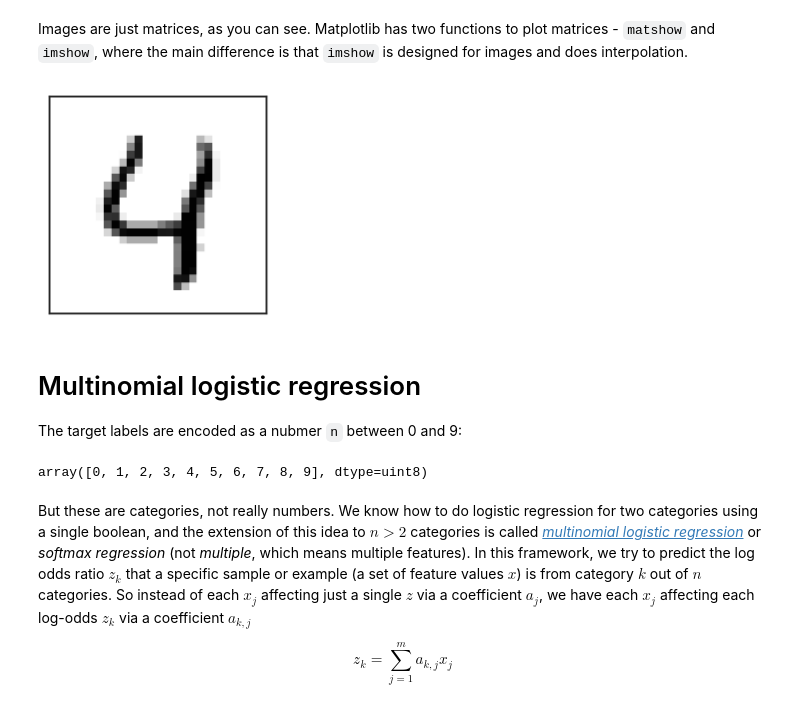
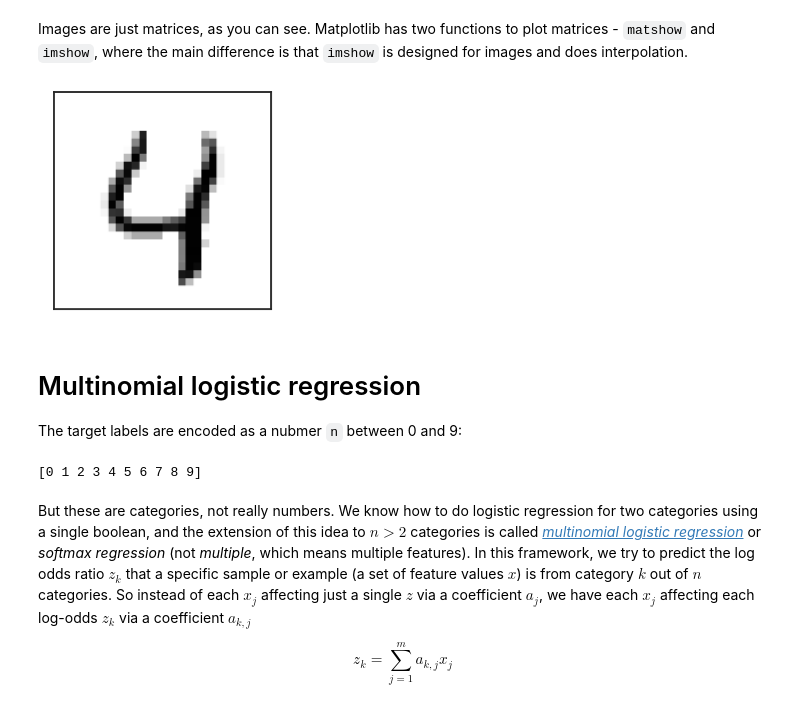
Before and after one commit to yoavram/SciComPy, a Jupyter notebook: notebooks/softmax-model.ipynb, the cells around one changed output. Drawn from its saved outputs; the diff is of its cells as text; code cells hidden in the pictures.

```diff
--- a/notebooks/softmax-model.ipynb
+++ b/notebooks/softmax-model.ipynb
@@ -76,21 +80,21 @@ Images are just matrices, as you can see.
 Matplotlib has two functions to plot matrices - `matshow` and `imshow`, where the main difference is that `imshow` is designed for images and does interpolation.
 # %%
 def display_image(im):
-    plt.imshow(im, cmap='gray_r')
+    plt.imshow(im.reshape((width, height)), cmap='gray_r')
     plt.xticks([])
     plt.yticks([])
 
-display_image(X_test[4, :, :])
+display_image(X_test[4])
 # %% [output]
-[figure, old version]
+[figure, new version]
 # %% [markdown]
 # Multinomial logistic regression
 
 The target labels are encoded as a nubmer `n` between 0 and 9:
 # %%
-np.unique(Y_train)
+print(np.unique(Y_train))
 # %% [output]
-array([0, 1, 2, 3, 4, 5, 6, 7, 8, 9], dtype=uint8)
+[0 1 2 3 4 5 6 7 8 9]
 # %% [markdown]
 But these are categories, not really numbers.
 We know how to do logistic regression for two categories using a single boolean, and the extension of this idea to $n>2$ categories is called [*multinomial logistic regression*](https://en.wikipedia.org/wiki/Multinomial_logistic_regression) or *softmax regression* (not *multiple*, which means multiple features).
```
Also changed, not shown: parts of 15 cells of this notebook, 1 other file.
